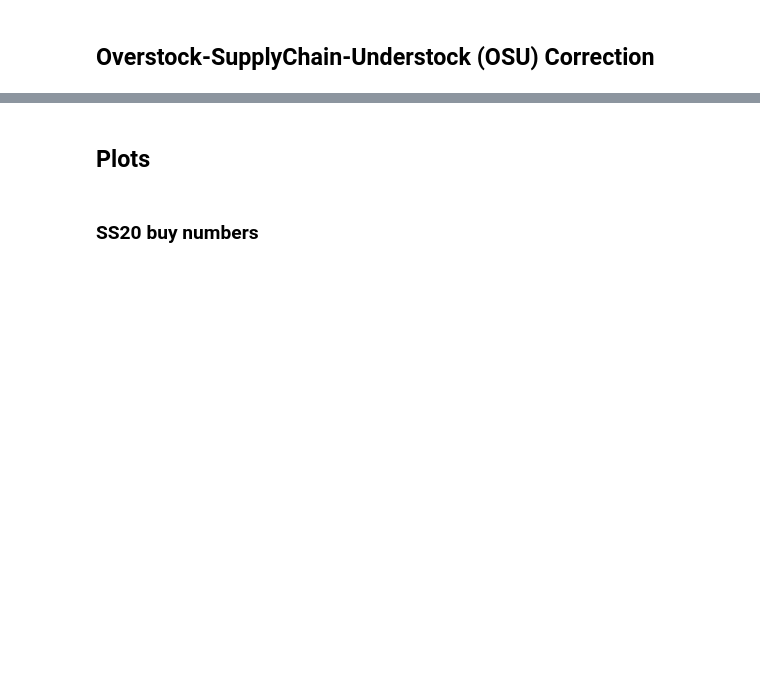
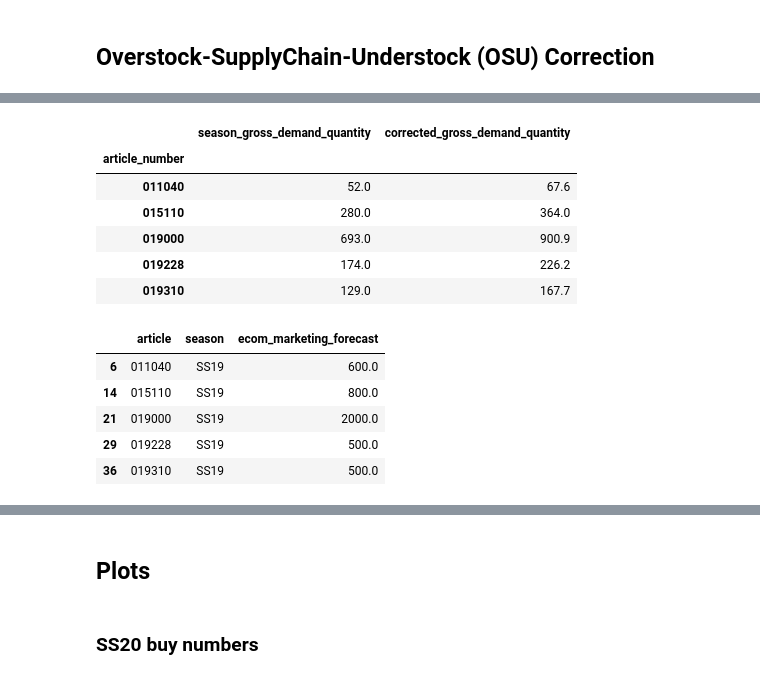
Before and after one commit to cwcomiskey/Misc, a Jupyter notebook: SS20_range.ipynb, the cells around one changed output, grey strips where cells are left out. Saved outputs shown, nothing was run; the diff lists cells and outputs as text; code cells hidden in the pictures; blank space fills up the shorter version.

```diff
--- a/SS20_range.ipynb
+++ b/SS20_range.ipynb
@@ -325,6 +110,22 @@ dat_stock['year'] = [t.year for t in dat_stock['date']]
+# %%
+stock['year'] = [str(x)[0:4] for x in stock['week_id']]
+stock['week'] = [str(x)[4:6] for x in stock['week_id']]
+stock.drop('week_id', axis = 1, inplace = True)
+
+# Tidy
+stock.reset_index(inplace = True)
+stock.drop(['avg(ecom_available_stock)', 'avg(size_availability)'], axis = 1, inplace = True)
+stock.rename(columns = {'avg(buy_availability)': 'buy_availability'}, inplace = True)
+
+stock = stock[(stock['year'] != '2016') & (stock['year'] != '2017')]
+
+stock[['year', 'week']] = stock[['year', 'week']].astype('int64', copy = False)
 # %%
 # Merge weekly demand df and buy_availability df -- for understock correction
-dat = pd.merge(dat, dat_stock,
+dat = pd.merge(dat, stock,
                left_on = ['article_number', 'year', 'week'],
                right_on = ['article_number', 'year', 'week'],
-               how = 'outer')
+               how = 'left')
+
+# Assume buy_availability = 1
+dat.fillna(1, inplace=True)
@@ -350,17 +170,8 @@ dat_season.drop('corrected_weekly_avg_gross_demand_quantity', inplace=True, axis
 # %%
-preds = (pd.DataFrame(
-    pd.read_csv('Buyers predictions.csv', low_memory=False, index_col = 0)) # *** DATA ***
+preds = (pd.DataFrame(pd.read_csv('Buyers predictions.csv', low_memory=False, index_col = 0))
          [['season', 'ecom_marketing_forecast']].
          reset_index().
-        dropna())
+         dropna()
+        )
 
 preds = preds[preds['season'] == 'SS19']
-
-dat_season = pd.merge(
-    dat_season, preds,
-    left_on = ['article_number'],
-    right_on=['article'],
-    how = 'left').round()
-
-dat_season = dat_season[['article', 'season', 'season_gross_demand_quantity',
-                         'corrected_gross_demand_quantity', 'ecom_marketing_forecast']]
@@ -366,0 +196,6 @@ dat_season = dat_season[['article', 'season', 'season_gross_demand_quantity',
+# %%
+dat_season['corrected_gross_demand_quantity'] = np.where(
+    dat_season['corrected_gross_demand_quantity'].isna(),
+    dat_season['season_gross_demand_quantity'],
+    dat_season['corrected_gross_demand_quantity']
+)
@@ -366,0 +222,17 @@ dat_season = dat_season[['article', 'season', 'season_gross_demand_quantity',
+# %%
+dat_season.head()
+preds.head()
+# %% [output]
+|  | season_gross_demand_quantity | corrected_gross_demand_quantity |
+| article_number |  |  |
+| 011040 | 52.0 | 67.6 |
+| 015110 | 280.0 | 364.0 |
+| 019000 | 693.0 | 900.9 |
+| 019228 | 174.0 | 226.2 |
+| 019310 | 129.0 | 167.7 |
+|  | article | season | ecom_marketing_forecast |
+| 6 | 011040 | SS19 | 600.0 |
+| 14 | 015110 | SS19 | 800.0 |
+| 21 | 019000 | SS19 | 2000.0 |
+| 29 | 019228 | SS19 | 500.0 |
+| 36 | 019310 | SS19 | 500.0 |
```
Also changed, not shown: parts of 59 cells of this notebook.
